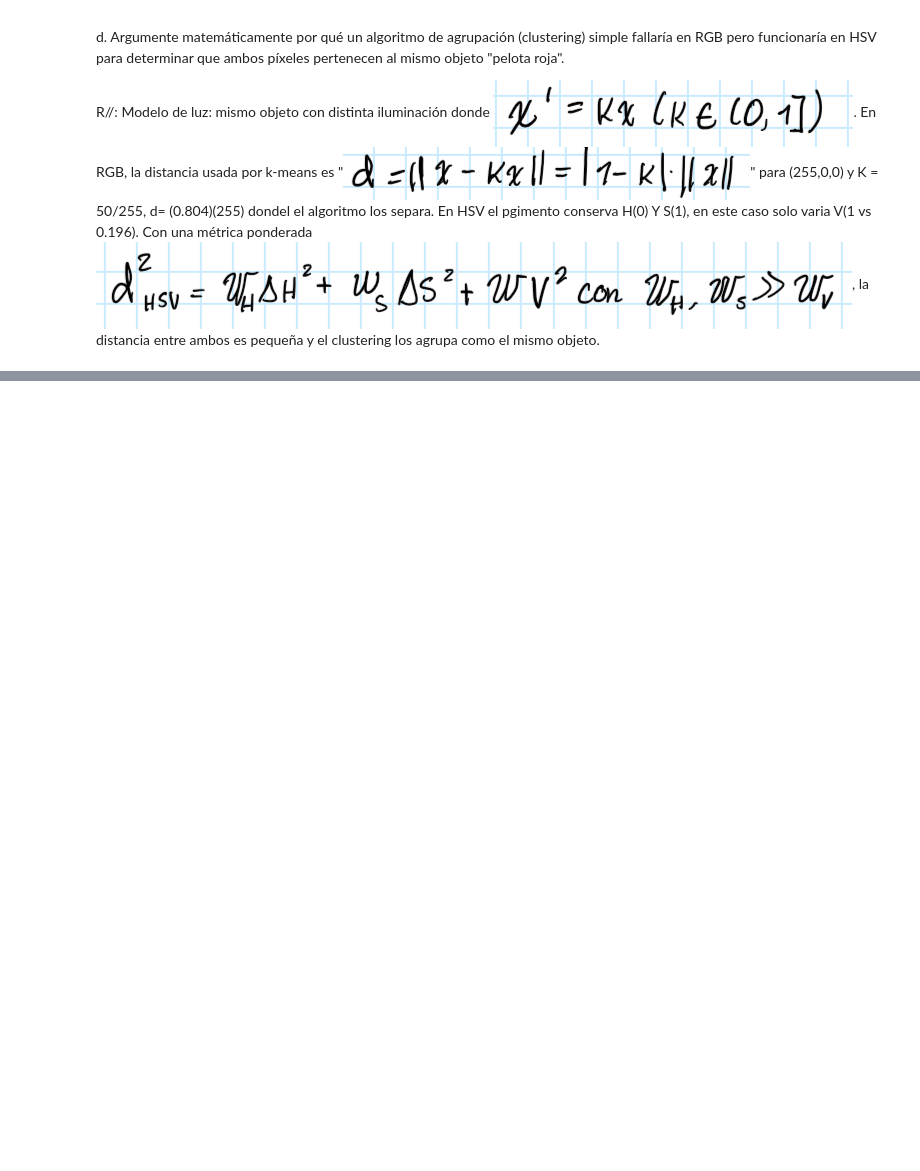
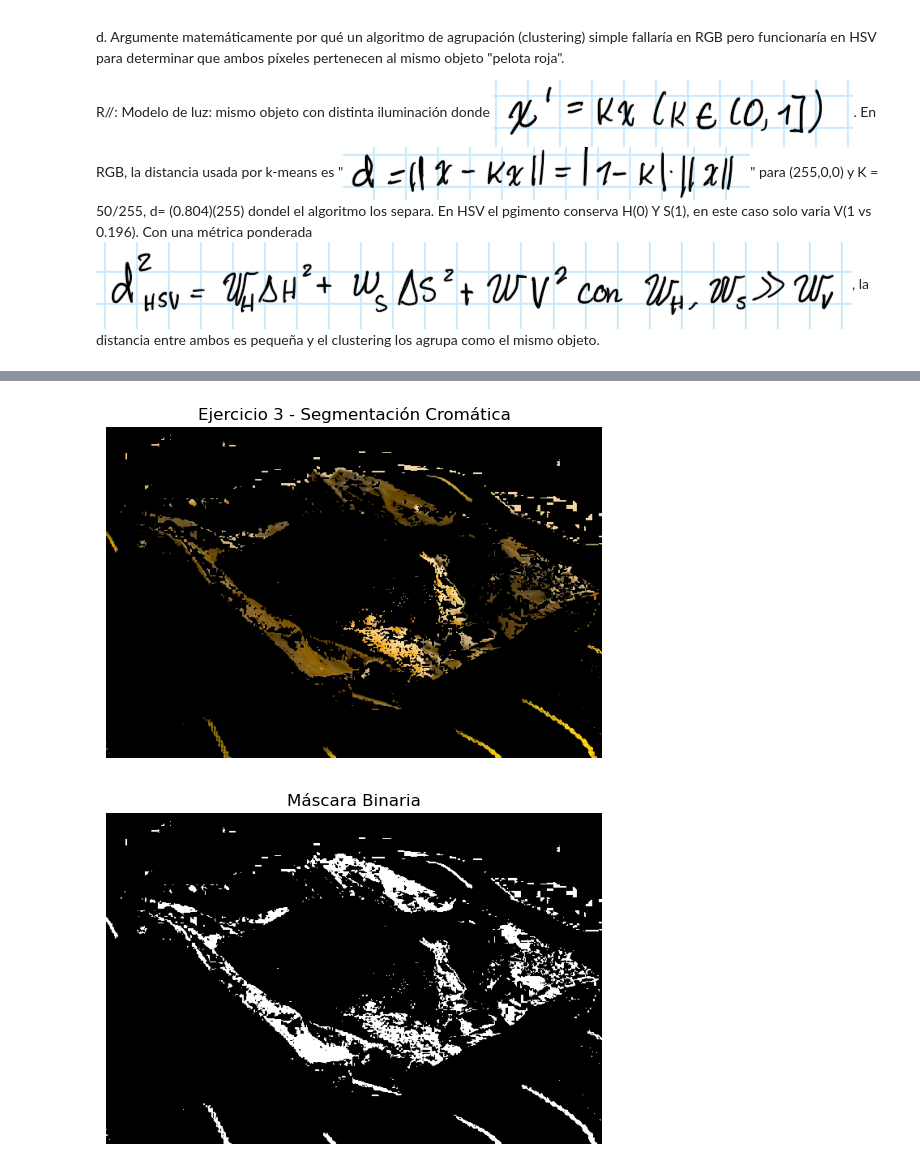
Before and after one commit to BrandonReyes0609/VP-H1, a Jupyter notebook: main.ipynb, the cells around one changed output, grey strips where cells are left out. Saved outputs shown, nothing was run; the diff lists cells and outputs as text; code cells hidden in the pictures; blank space fills up the shorter version.

```diff
--- a/main.ipynb
+++ b/main.ipynb
@@ -65,0 +137,20 @@ Considere cada uno de los siguientes escenarios y responda según corresponda:
+# %%
+def hsv_segmentation_rgb(image_rgb, lower_hsv, upper_hsv):
+    x = image_rgb.astype(np.float32) / 255.0
+    hsv = mcolors.rgb_to_hsv(x)
+
+    lower = np.array(lower_hsv, dtype=np.float32)
+    upper = np.array(upper_hsv, dtype=np.float32)
+
+    mask = np.all((hsv >= lower) & (hsv <= upper), axis=2)
+    result = image_rgb.copy()
+    result[~mask] = 0
+    return result, (mask.astype(np.uint8) * 255)
+# %%
+seg, mask = hsv_segmentation_rgb(img_np, lower_hsv=(0.10, 0.30, 0.30), upper_hsv=(0.18, 1.00, 1.00))
+
+plt.figure(); plt.imshow(seg); plt.title("Ejercicio 3 - Segmentación Cromática"); plt.axis("off"); plt.show()
+plt.figure(); plt.imshow(mask, cmap="gray"); plt.title("Máscara Binaria"); plt.axis("off"); plt.show()
+# %% [output]
+[figure, added]
+[figure, added]
```
Also changed, not shown: parts of 10 cells of this notebook, 2 other files.
